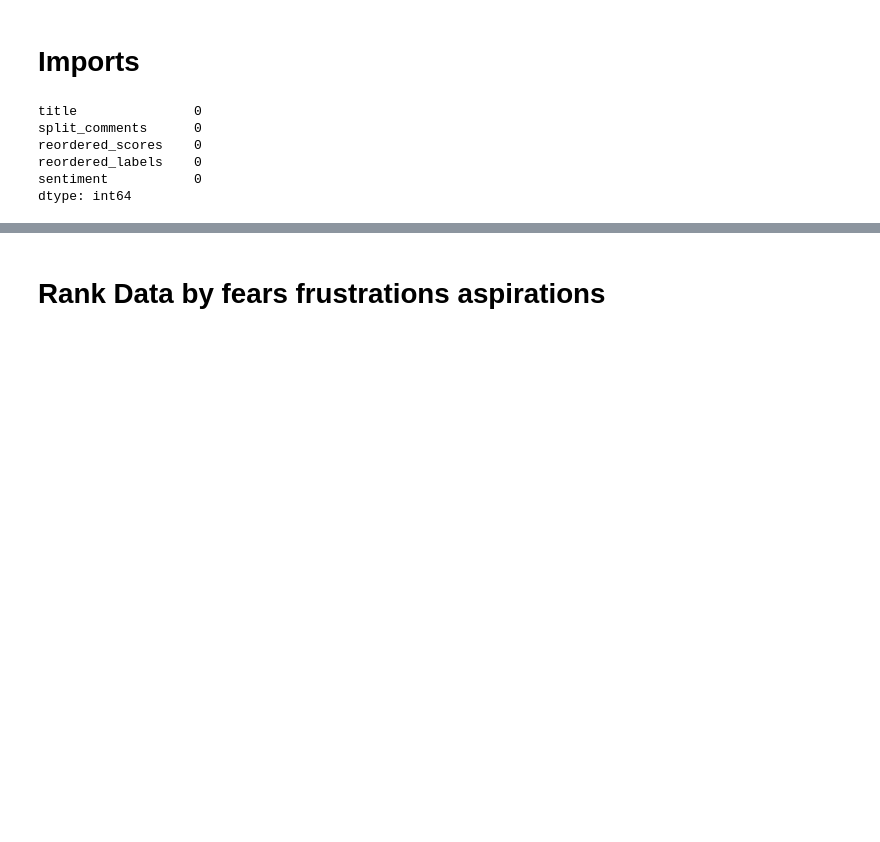
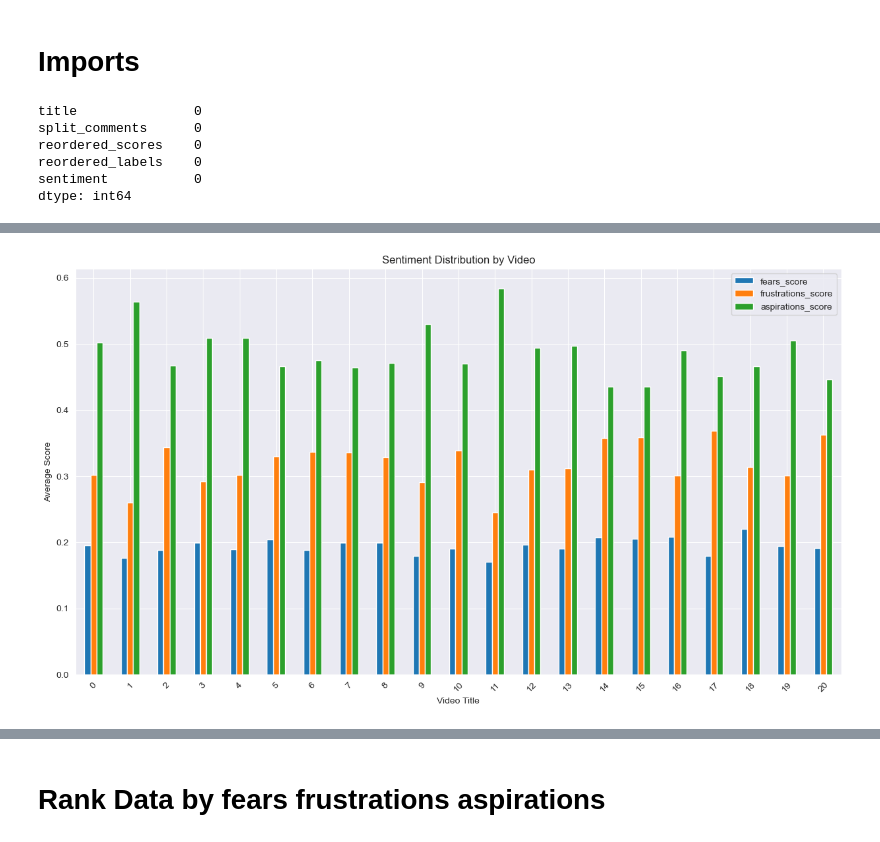
Before and after one commit to SiddhantG11/YouTube_Analysis, a Jupyter notebook: analysis.ipynb, the cells around one changed output, grey strips where cells are left out. Cells and saved outputs as stored; diff of their text form; code cells hidden in the pictures; blank space fills up the shorter version.

```diff
--- a/analysis.ipynb
+++ b/analysis.ipynb
@@ -30,0 +88,9 @@ df['reordered_scores'] = df['reordered_scores'].apply((lambda x: ast.literal_eva
+# %%
+score_analysis.plot(kind='bar', figsize=(15, 8))
+plt.title('Sentiment Distribution by Video')
+plt.ylabel('Average Score')
+plt.xlabel('Video Title')
+plt.xticks(rotation=45)
+plt.show()
+# %% [output]
+[figure, added]
```
Also changed, not shown: parts of 18 cells of this notebook.
